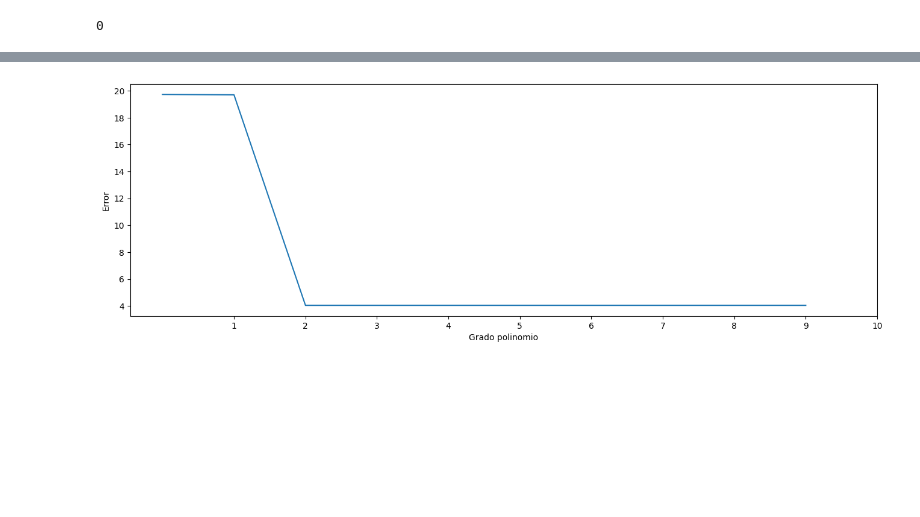
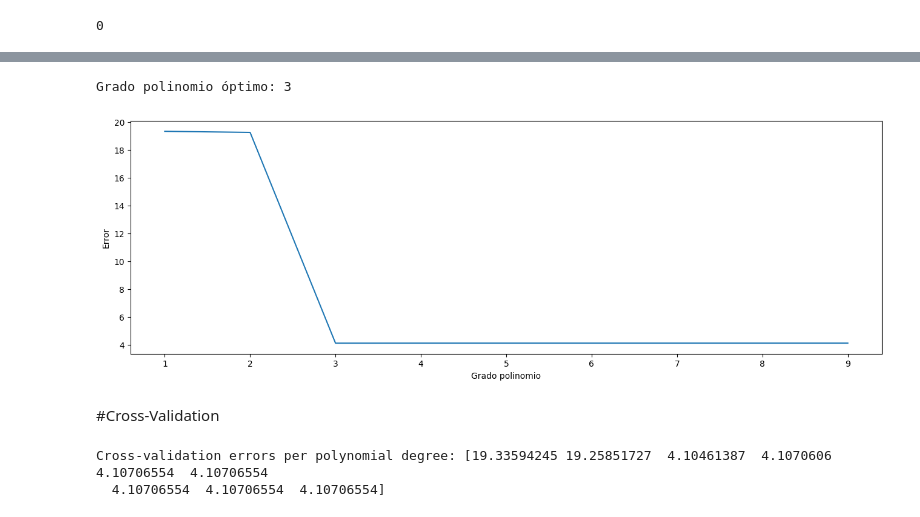
Before and after one commit to FelipeFerAl/TAM-2025-2, a Jupyter notebook: ClassExercises/TAM180925.ipynb, the cells around one changed output, grey strips where cells are left out. Cells and saved outputs as stored; diff of their text form; code cells hidden in the pictures; blank space fills up the shorter version.

Commit message:
Added cross-validation

```diff
--- a/ClassExercises/TAM180925.ipynb
+++ b/ClassExercises/TAM180925.ipynb
@@ -56,7 +56,7 @@ from sklearn.model_selection import ShuffleSplit
 
 #generación representación polinomial
 #desde la libreria sklearn
-Q = np.arange(1,11)
+Q = np.arange(1,10)
 error = np.zeros(len(Q))
 
 #particionar datos
@@ -94,9 +94,40 @@ plt.show()
 # %%
+print(f"Grado polinomio óptimo: {np.argmin(error)+1}")
 plt.figure(figsize=(16,5))
-plt.plot(error)
+plt.plot(Q, error)
 plt.xticks(Q)
 plt.xlabel('Grado polinomio')
 plt.ylabel('Error')
 plt.show()
 # %% [output]
+Grado polinomio óptimo: 3
-[figure, old version]
+[figure, new version]
+# %% [markdown]
+#Cross-Validation
+# %%
+error_cross = np.zeros(len(Q))
+
+# cross-validation with multiple splits
+rs_cross = ShuffleSplit(n_splits=10, random_state=0, test_size=0.2)
+
+lambdaR = 1e-15
+
+for idx, q in enumerate(Q):
+    phiQ = PolynomialFeatures(degree=q)
+    Phi = phiQ.fit_transform(X)
+
+    errs = []  # store errors for each split
+    for train_i, test_i in rs.split(X):
+        reg_mc = Ridge(alpha=lambdaR)
+        reg_mc.fit(Phi[train_i], t[train_i])
+        t_mc = reg_mc.predict(Phi[test_i])
+
+        errs.append(np.linalg.norm(tt[test_i] - t_mc))
+
+    # mean error across splits
+    error_cross[idx] = np.mean(errs)
+
+print("Cross-validation errors per polynomial degree:", error)
+# %% [output]
+Cross-validation errors per polynomial degree: [19.33594245 19.25851727  4.10461387  4.1070606   4.10706554  4.10706554
+  4.10706554  4.10706554  4.10706554]
```
Also changed, not shown: parts of 3 cells of this notebook.
